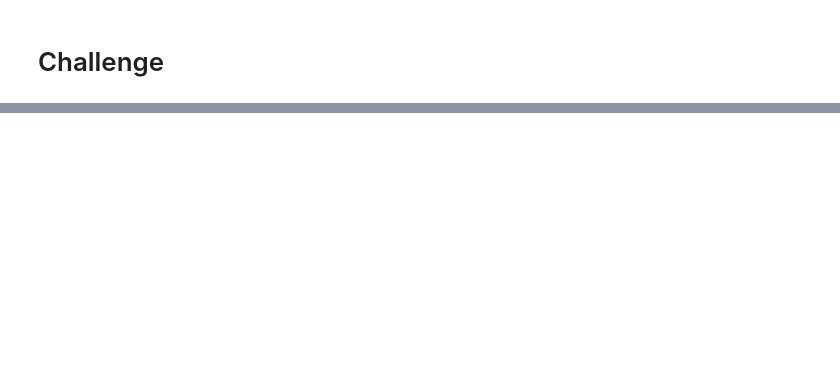
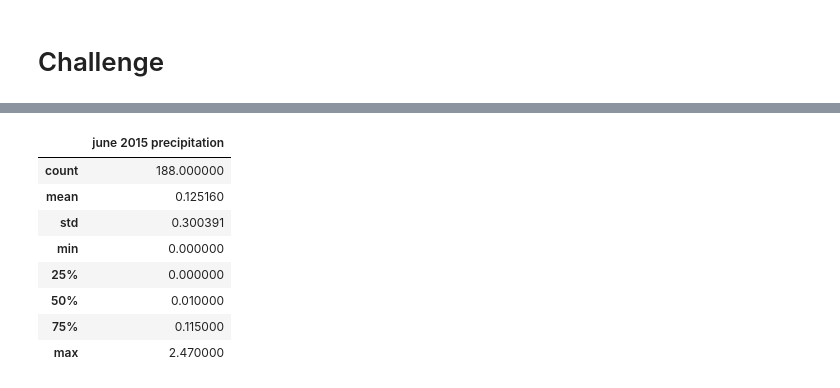
Before and after one commit to lrincon34/surfs_up, a Jupyter notebook: climate_analysis.ipynb, the cells around one changed output, grey strips where cells are left out. Cells and saved outputs as stored; diff of their text form; code cells hidden in the pictures; blank space fills up the shorter version.

```diff
--- a/climate_analysis.ipynb
+++ b/climate_analysis.ipynb
@@ -116,0 +164,20 @@ plt.tight_layout()
+# %%
+# June 2015 key statistical data.
+end_date = dt.date(2015, 6, 30)
+start_date = dt.date(2015, 6, 1)
+results = session.query(Measurement.date, Measurement.prcp).\
+filter(Measurement.date >= start_date).\
+filter(Measurement.date <= end_date).all()
+june_2015_df = pd.DataFrame(results, columns=['date','june 2015 precipitation'])
+june_2015_df = june_2015_df.sort_index()
+june_2015_df.describe()
+# %% [output]
+|  | june 2015 precipitation |
+| count | 188.000000 |
+| mean | 0.125160 |
+| std | 0.300391 |
+| min | 0.000000 |
+| 25% | 0.000000 |
+| 50% | 0.010000 |
+| 75% | 0.115000 |
+| max | 2.470000 |
```
Also changed, not shown: parts of 16 cells of this notebook.
